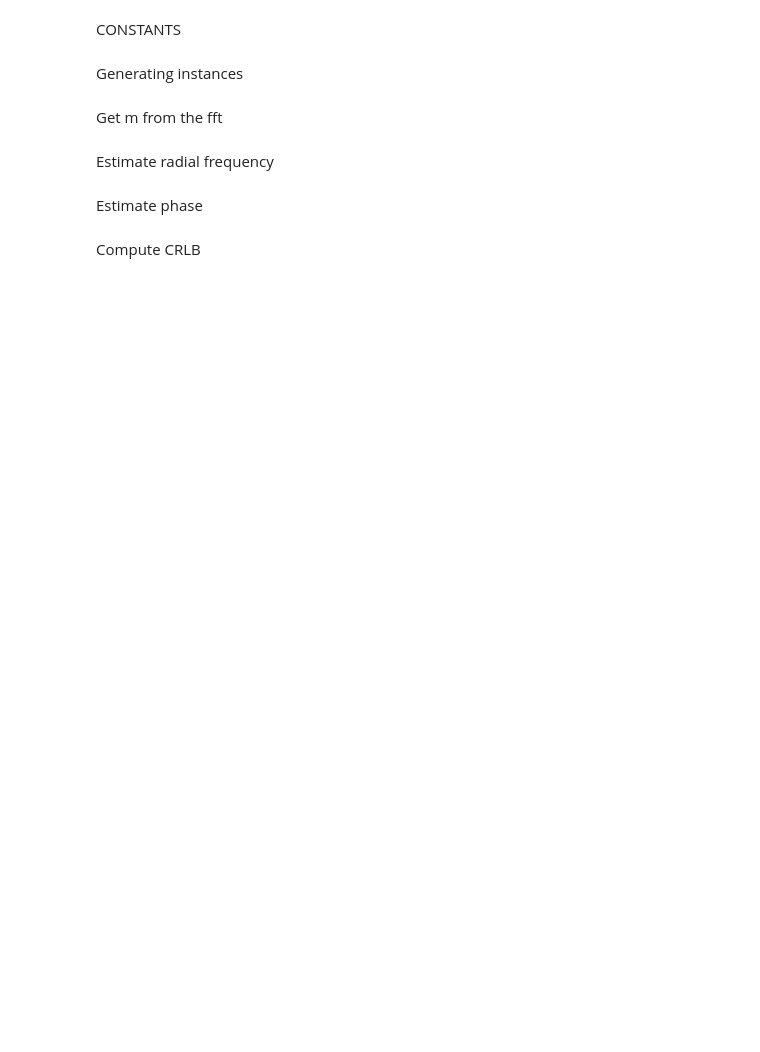
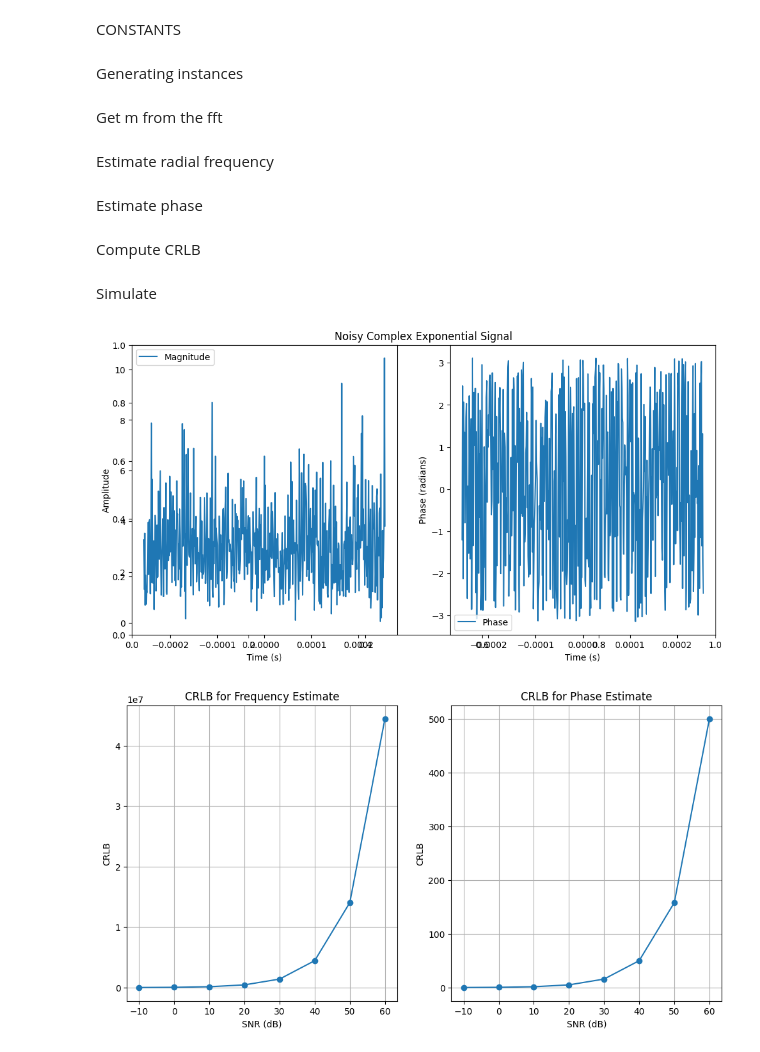
Before and after one commit to tobiaslerk/ProjectMLE, a Jupyter notebook: sim.ipynb, the cells around one changed output. Drawn from its saved outputs; the diff is of its cells as text; code cells hidden in the pictures; blank space fills up the shorter version.

Commit message:
Added plots

```diff
--- a/sim.ipynb
+++ b/sim.ipynb
@@ -24,8 +24,8 @@ Generating instances
 # %%
 def x(t, standard_deviation):
 
-    real_noise = np.random.normal(0, standard_deviation)
-    imaginary_noise = np.random.normal(0, standard_deviation)
+    real_noise = np.random.normal(0, standard_deviation, t.shape)
+    imaginary_noise = np.random.normal(0, standard_deviation, t.shape)
 
     complex_noise = real_noise + 1j * imaginary_noise
 
@@ -58,14 +58,55 @@ def phi_estimate(w_estimate):
 # %% [markdown]
 Compute CRLB
 # %%
-def w_CRLB(standard_deviation):
+def W_CRLB(standard_deviation):
 
     CRLB = (12 * standard_deviation**2) / (A**2 * T**2 * N * (N**2 - 1))
 
     return CRLB
 
-def phi_CRLB(standard_deviation):
+def Phi_CRLB(standard_deviation):
 
     CRLB = (12 * standard_deviation**2 * (n_0**2 * N + 2 * n_0 * P + Q)) / (A**2 * N * (N**2 - 1))
 
     return CRLB
+# %% [markdown]
+Simulate
+# %%
+w_CRLB = W_CRLB(standard_deviation)
+phi_CRLB = Phi_CRLB(standard_deviation)
+
+t = np.arange(n_0, n_0 + N, 1) * T
+x_values = x(t,standard_deviation[3])  # Example with SNR = 20 dB
+
+plt.figure(figsize=(12, 6))
+plt.title('Noisy Complex Exponential Signal')
+plt.subplot(1, 2, 1)
+plt.plot(t, np.absolute(x_values), label='Magnitude')
+plt.xlabel('Time (s)')
+plt.ylabel('Amplitude')
+plt.legend()
+
+plt.subplot(1, 2, 2)
+plt.plot(t, np.angle(x_values), label='Phase')
+plt.xlabel('Time (s)')
+plt.ylabel('Phase (radians)')
+plt.legend()
+
+
+plt.figure(figsize=(12, 6))
+plt.subplot(1, 2, 1)
+plt.plot(SNR_db_list, w_CRLB, marker='o')
+plt.xlabel('SNR (dB)')
+plt.ylabel('CRLB')
+plt.title('CRLB for Frequency Estimate')
+plt.grid(True)
+
+plt.subplot(1, 2, 2)
+plt.plot(SNR_db_list, phi_CRLB, marker='o')
+plt.xlabel('SNR (dB)')
+plt.ylabel('CRLB')
+plt.title('CRLB for Phase Estimate')
+plt.grid(True)
+# %% [output]
+[figure, added]
+[figure, added]
```
